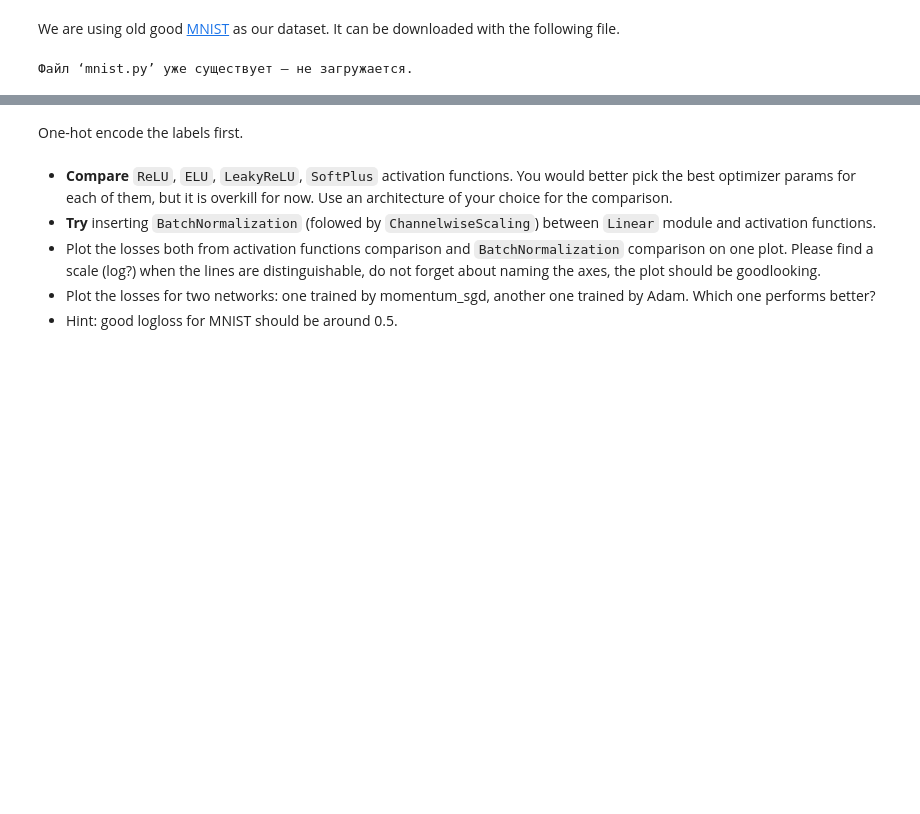
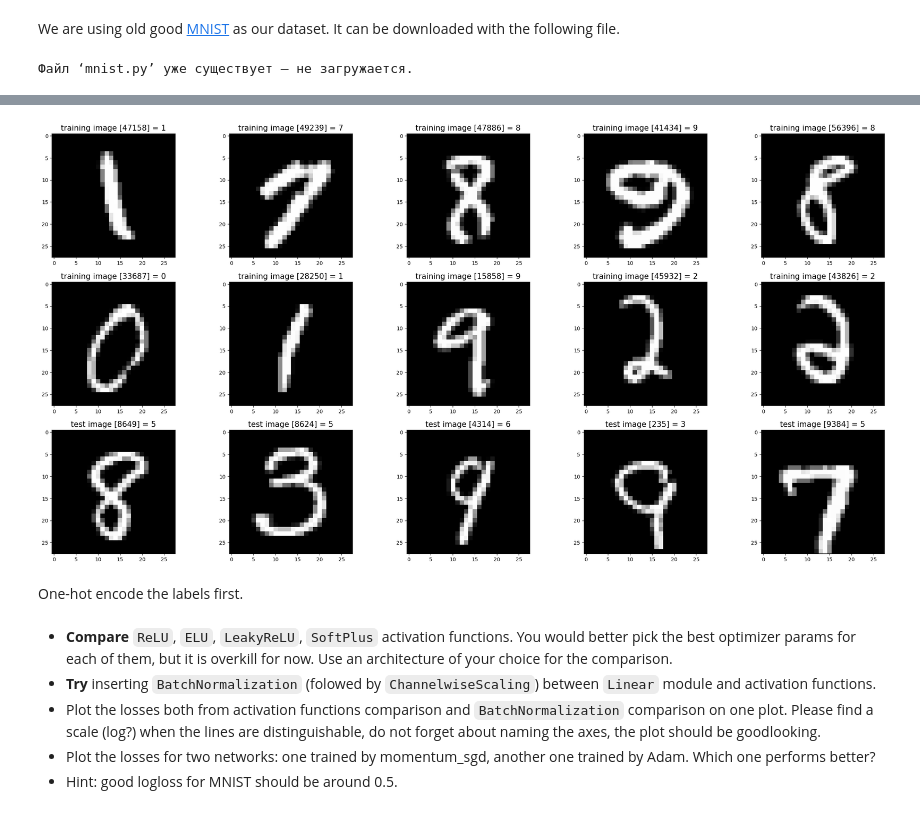
Before and after one commit to N3wBaz/mipt_ml, a Jupyter notebook: 8/main_notebook.ipynb, the cells around one changed output, grey strips where cells are left out. Saved outputs shown, nothing was run; the diff lists cells and outputs as text; code cells hidden in the pictures; blank space fills up the shorter version.

```diff
--- a/8/main_notebook.ipynb
+++ b/8/main_notebook.ipynb
@@ -169,2 +230,45 @@ URLError: <urlopen error [SSL: CERTIFICATE_VERIFY_FAILED] certificate verify fai
+# %%
+train_images, train_labels = read_images_labels("train-images.idx3-ubyte", "train-labels.idx1-ubyte")
+test_images, test_labels = read_images_labels("t10k-images.idx3-ubyte", "t10k-labels.idx1-ubyte")
+
+X_train, X_val = train_images[:-10000], test_images[-10000:]
+y_train, y_val = train_labels[:-10000], test_labels[-10000:]
+# %%
+#
+# Verify Reading Dataset via MnistDataloader class
+#
+import random
+import matplotlib.pyplot as plt
+
+def show_images(images, title_texts):
+    cols = 5
+    rows = int(len(images)/cols) + 1
+    plt.figure(figsize=(30,20))
+    index = 1
+    for x in zip(images, title_texts):
+        image = x[0]
+        title_text = x[1]
+        plt.subplot(rows, cols, index)
+        plt.imshow(image, cmap=plt.cm.gray)
+        if (title_text != ''):
+            plt.title(title_text, fontsize = 15);
+        index += 1
+
+
+images_2_show = []
+titles_2_show = []
+for i in range(0, 10):
+    r = random.randint(1, 60000)
+    images_2_show.append(train_images[r])
+    titles_2_show.append('training image [' + str(r) + '] = ' + str(train_labels[r]))
+
+for i in range(0, 5):
+    r = random.randint(1, 10000)
+    images_2_show.append(test_images[r])
+    titles_2_show.append('test image [' + str(r) + '] = ' + str(train_labels[r]))
+
+show_images(images_2_show, titles_2_show)
+# %% [output]
+[figure, added]
 # %% [markdown]
 One-hot encode the labels first.
```
Also changed, not shown: parts of 36 cells of this notebook, 7 other files.
